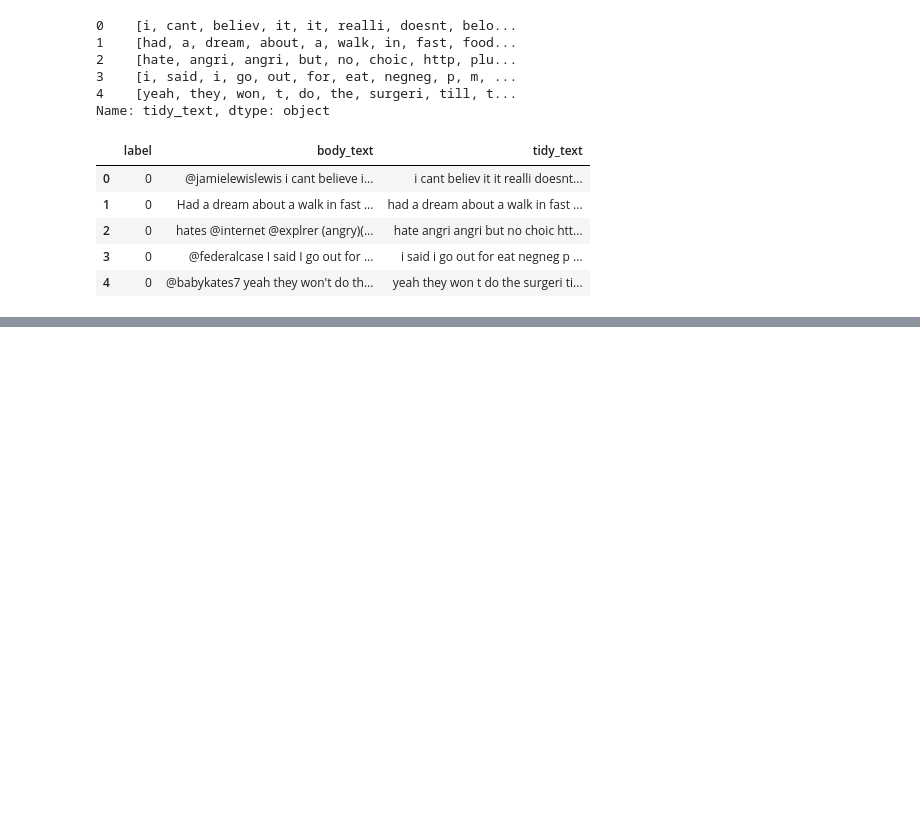
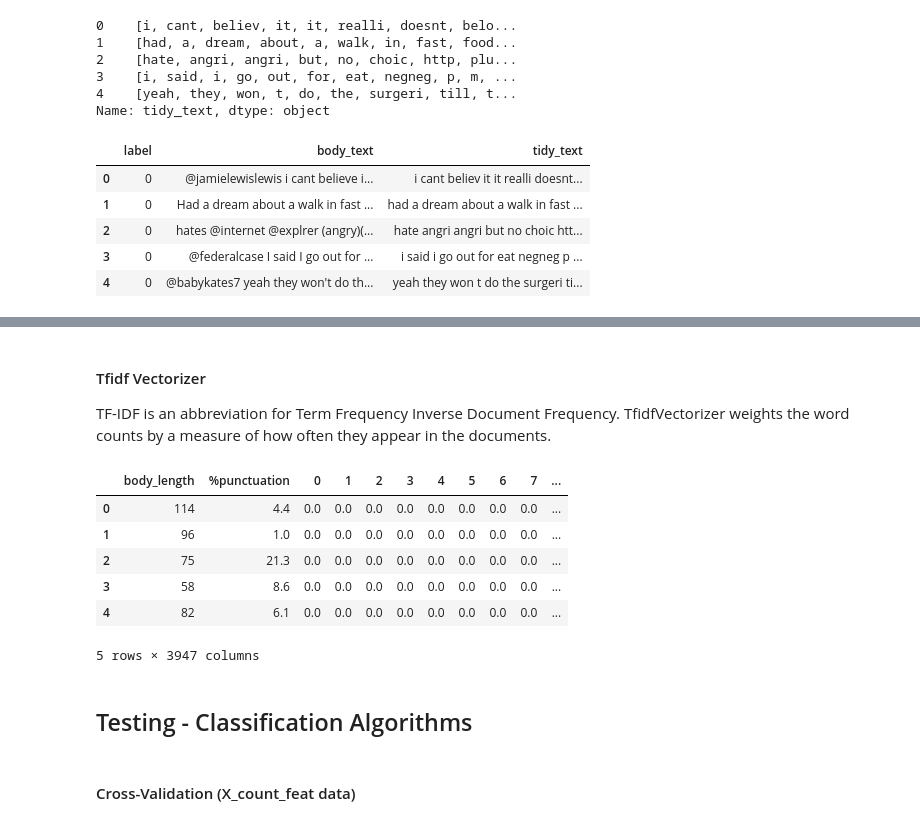
Before and after one commit to crisvarai/sentiment_analysis_deployment, a Jupyter notebook: Sentiment_Analysis_Implentation.ipynb, the cells around one changed output, grey strips where cells are left out. Drawn from its saved outputs; the diff is of its cells as text; code cells hidden in the pictures; blank space fills up the shorter version.

```diff
--- a/Sentiment_Analysis_Implentation.ipynb
+++ b/Sentiment_Analysis_Implentation.ipynb
@@ -138,0 +169,18 @@ data.head()
+# %% [markdown]
+#### Tfidf Vectorizer
+TF-IDF is an abbreviation for Term Frequency Inverse Document Frequency. TfidfVectorizer weights the word counts by a measure of how often they appear in the documents.
+# %%
+tf_idf_vect = TfidfVectorizer(stop_words='english')
+tf_idf = tf_idf_vect.fit_transform(data['tidy_text'])
+X_tfidf_feat = pd.concat([data['body_length'], data['%punctuation'], pd.DataFrame(tf_idf.toarray())], axis=1)
+X_tfidf_feat.head()
+# %% [output]
+|  | body_length | %punctuation | 0 | 1 | 2 | 3 | 4 | 5 | 6 | 7 | ... |
+| 0 | 114 | 4.4 | 0.0 | 0.0 | 0.0 | 0.0 | 0.0 | 0.0 | 0.0 | 0.0 | ... |
+| 1 | 96 | 1.0 | 0.0 | 0.0 | 0.0 | 0.0 | 0.0 | 0.0 | 0.0 | 0.0 | ... |
+| 2 | 75 | 21.3 | 0.0 | 0.0 | 0.0 | 0.0 | 0.0 | 0.0 | 0.0 | 0.0 | ... |
+| 3 | 58 | 8.6 | 0.0 | 0.0 | 0.0 | 0.0 | 0.0 | 0.0 | 0.0 | 0.0 | ... |
+| 4 | 82 | 6.1 | 0.0 | 0.0 | 0.0 | 0.0 | 0.0 | 0.0 | 0.0 | 0.0 | ... |
+5 rows × 3947 columns
+# %% [markdown]
+## Testing - Classification Algorithms
@@ -138,0 +196,2 @@ data.head()
+# %% [markdown]
+#### Cross-Validation (X_count_feat data)
```
Also changed, not shown: parts of 26 cells of this notebook.
